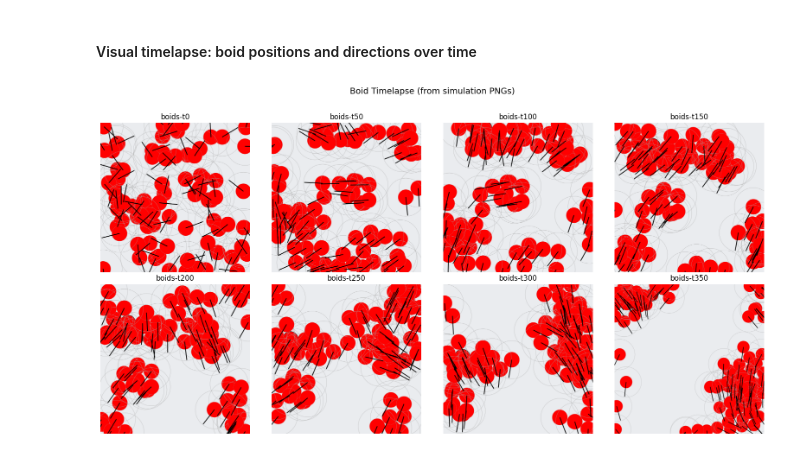
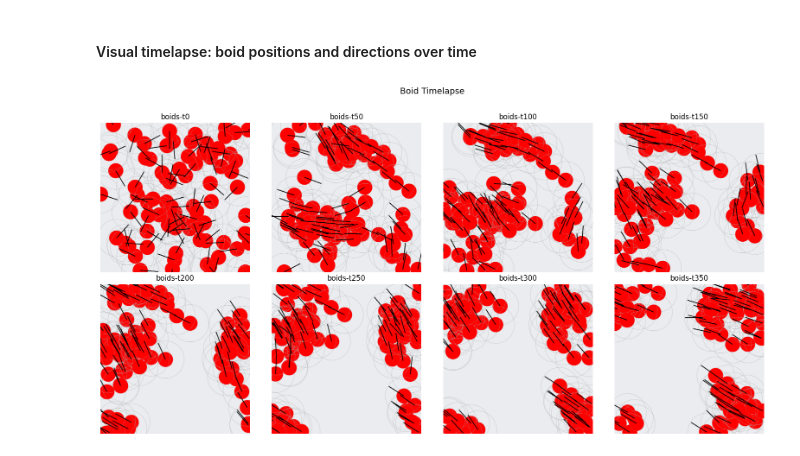
Before and after one commit to VictoriousGladiator/NaturalComputing, a Jupyter notebook: A3/si-exercises/exercise_boids/analysis/metrics.ipynb, the cells around one changed output. Saved outputs shown, nothing was run; the diff lists cells and outputs as text; code cells hidden in the pictures.

Commit message:
new experiment added and also angle distribution at final timestep as an extra metric was added to the experiments

```diff
--- a/A3/si-exercises/exercise_boids/analysis/metrics.ipynb
+++ b/A3/si-exercises/exercise_boids/analysis/metrics.ipynb
@@ -138,0 +158,22 @@ plt.show()
+# %%
+# Heading angle distribution at selected timesteps
+vdf = velocity_df[velocity_df['speed'] > 0].copy()
+vdf['angle'] = np.degrees(np.arctan2(vdf['dy'], vdf['dx'])) % 360
+
+times = sorted(vdf['time'].unique())
+sample_times = [times[0], times[len(times)//2], times[-1]]
+
+fig, axes = plt.subplots(1, len(sample_times), figsize=(5*len(sample_times), 4), sharey=True)
+
+for ax, t in zip(axes, sample_times):
+    angles = vdf[vdf['time'] == t]['angle'].values
+    ax.hist(angles, bins=np.arange(0, 375, 15), edgecolor='white', linewidth=0.5)
+    ax.set_xlabel('angle (degrees)', fontsize=12)
+    ax.set_title(f't = {t}', fontsize=12)
+    ax.set_xlim(0, 360)
+    ax.grid(True, linestyle='--', alpha=0.3)
+
+axes[0].set_ylabel('count', fontsize=12)
+fig.suptitle('Heading Angle Distribution', fontsize=14)
+plt.tight_layout()
+plt.show()
@@ -141,26 +184,26 @@ plt.show()
 # %%
 from pathlib import Path
 from PIL import Image
 
-img_dir = Path('../output-img/exp_3')
+img_dir = Path('../output-img/exp_4')
 imgs = sorted(img_dir.glob('boids-t*.png'), key=lambda p: int(p.stem.split('t')[-1]))
 
 ncols = 4
 nrows = int(np.ceil(len(imgs) / ncols))
 fig, axes = plt.subplots(nrows, ncols, figsize=(4*ncols, 4*nrows))
 axes = np.atleast_2d(axes)
 
 for idx, img_path in enumerate(imgs):
     ax = axes[idx // ncols, idx % ncols]
     ax.imshow(Image.open(img_path))
     ax.set_title(img_path.stem)
     ax.axis('off')
 
 for idx in range(len(imgs), nrows * ncols):
     axes[idx // ncols, idx % ncols].set_visible(False)
 
-plt.suptitle('Boid Timelapse (from simulation PNGs)', fontsize=14, y=1.02)
+plt.suptitle('Boid Timelapse', fontsize=14, y=1.02)
 plt.tight_layout()
 plt.show()
 # %% [output]
-[figure, old version]
+[figure, new version]
```
Also changed, not shown: parts of 9 cells of this notebook, 10 other files.
